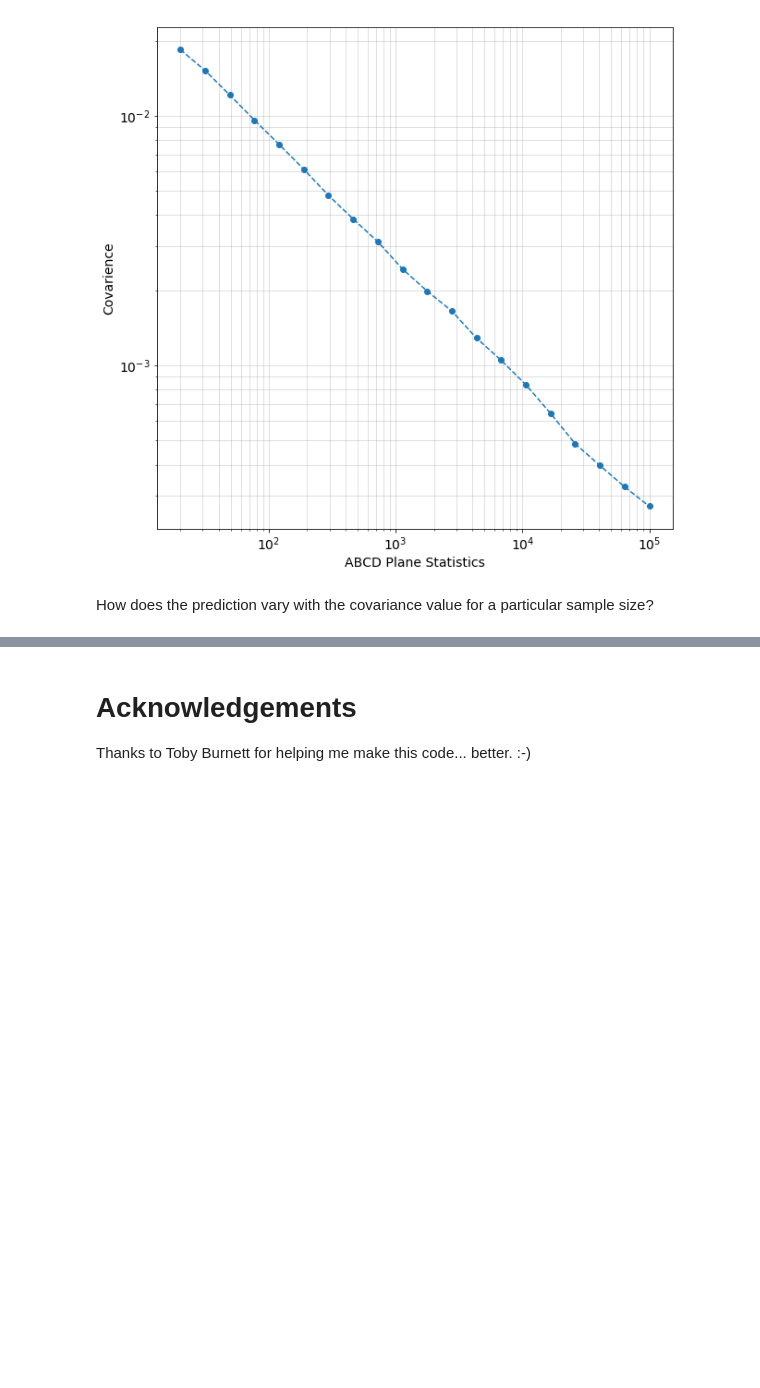
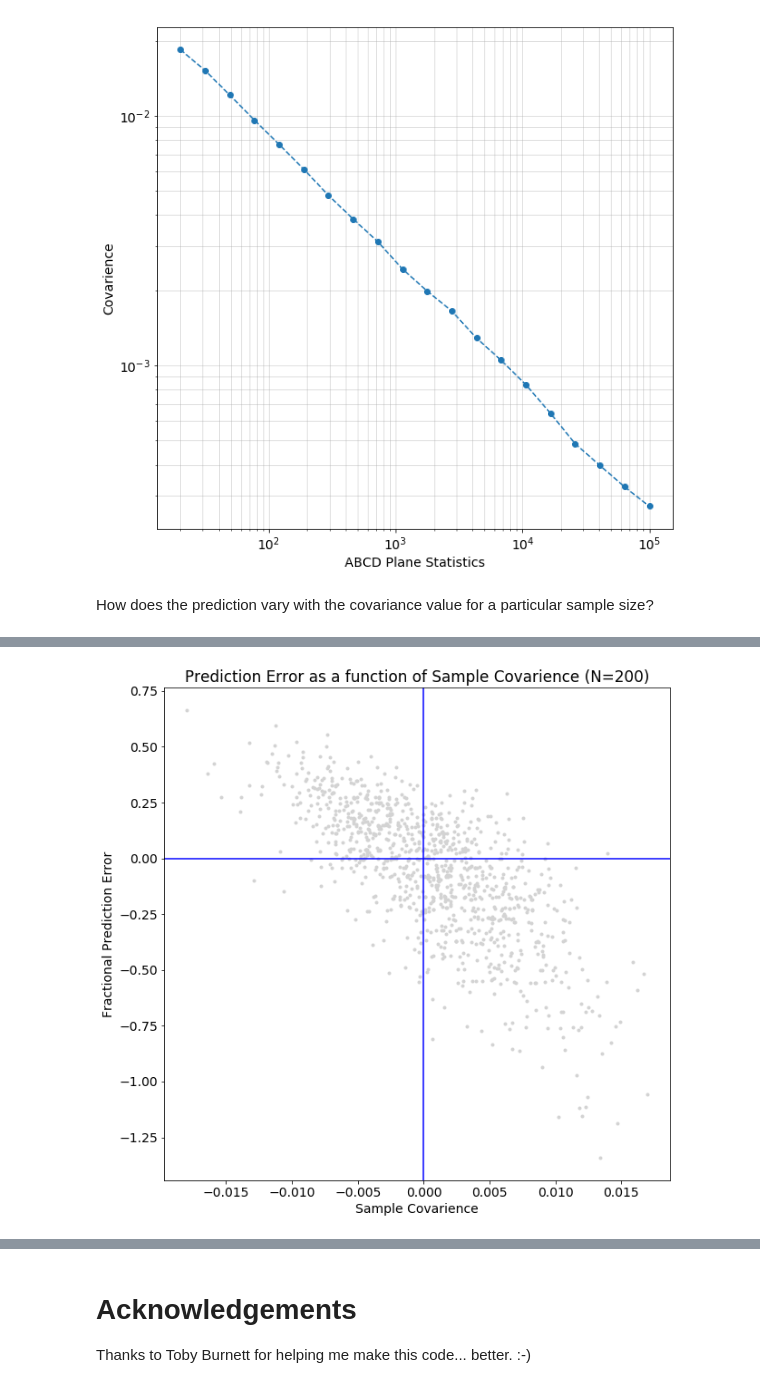
Before and after one commit to ATLASCalRatio/ABCDExplorations, a Jupyter notebook: notebooks/01 - Simple Uncorrelated.ipynb, the cells around one changed output, grey strips where cells are left out. Saved outputs shown, nothing was run; the diff lists cells and outputs as text; code cells hidden in the pictures; blank space fills up the shorter version.

```diff
--- a/notebooks/01 - Simple Uncorrelated.ipynb
+++ b/notebooks/01 - Simple Uncorrelated.ipynb
@@ -183,0 +188,4 @@ plot_covar_pred(100)
+# %%
+plot_covar_pred(200)
+# %% [output]
+[figure, added]
```
Also changed, not shown: parts of 3 cells of this notebook.
